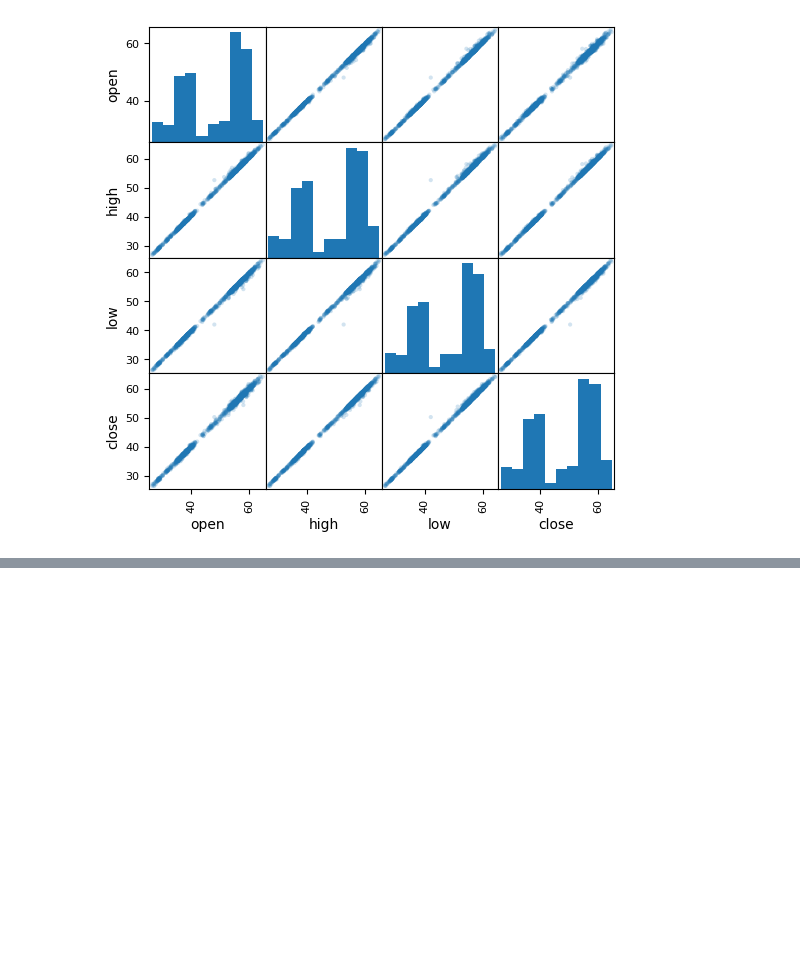
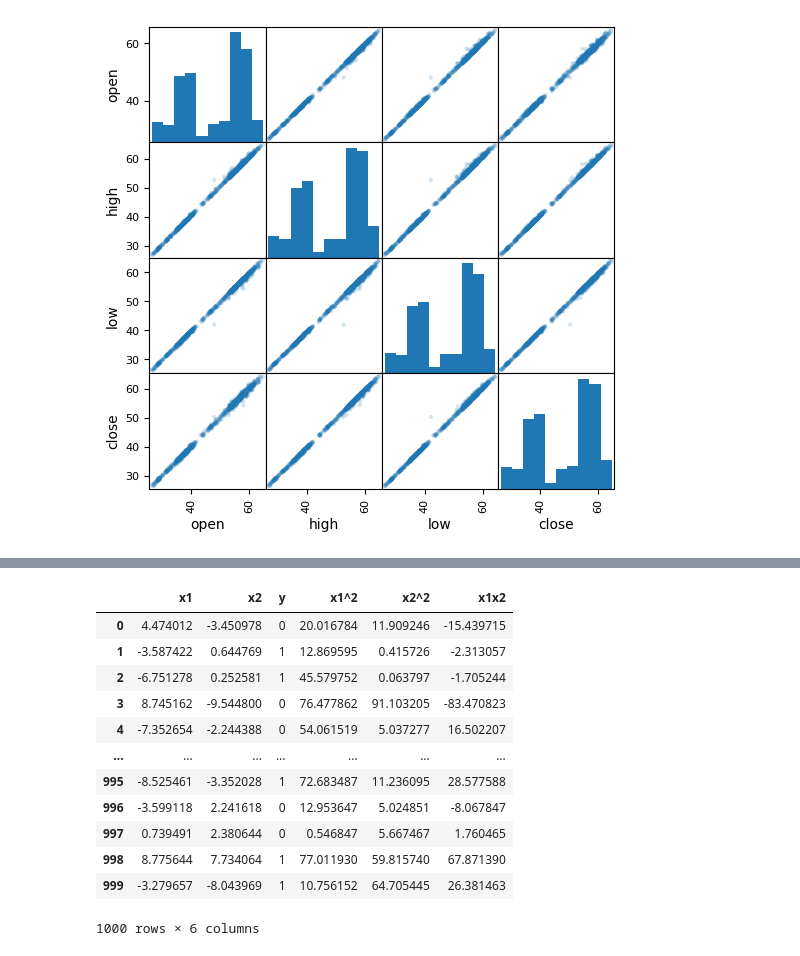
Before and after one commit to elifberkman/deep-learning-prereaquisites, a Jupyter notebook: numpy-stack-v2/Pandas.ipynb, the cells around one changed output, grey strips where cells are left out. Drawn from its saved outputs; the diff is of its cells as text; code cells hidden in the pictures; blank space fills up the shorter version.

```diff
--- a/numpy-stack-v2/Pandas.ipynb
+++ b/numpy-stack-v2/Pandas.ipynb
@@ -334,0 +337,7 @@ scatter_matrix(df[['open', 'high', 'low', 'close']],
+# %%
+x1 = np.random.uniform(-10, 10, size=1000)
+x2 = np.random.uniform(-10, 10, size=1000)
+y = np.random.randint(2, size=1000)
+# %%
+df_ex = pd.DataFrame({'x1': x1, 'x2': x2, 'y': y})
+df_ex.head()
@@ -334,0 +351,19 @@ scatter_matrix(df[['open', 'high', 'low', 'close']],
+# %%
+df_ex['x1^2'] = df_ex['x1'].apply(lambda x: x**2)
+df_ex['x2^2'] = df_ex['x2'].apply(lambda x: x**2)
+df_ex['x1x2'] = df_ex.apply(lambda row: row['x1']*row['x2'], axis=1)
+df_ex
+# %% [output]
+|  | x1 | x2 | y | x1^2 | x2^2 | x1x2 |
+| 0 | 4.474012 | -3.450978 | 0 | 20.016784 | 11.909246 | -15.439715 |
+| 1 | -3.587422 | 0.644769 | 1 | 12.869595 | 0.415726 | -2.313057 |
+| 2 | -6.751278 | 0.252581 | 1 | 45.579752 | 0.063797 | -1.705244 |
+| 3 | 8.745162 | -9.544800 | 0 | 76.477862 | 91.103205 | -83.470823 |
+| 4 | -7.352654 | -2.244388 | 0 | 54.061519 | 5.037277 | 16.502207 |
+| ... | ... | ... | ... | ... | ... | ... |
+| 995 | -8.525461 | -3.352028 | 1 | 72.683487 | 11.236095 | 28.577588 |
+| 996 | -3.599118 | 2.241618 | 0 | 12.953647 | 5.024851 | -8.067847 |
+| 997 | 0.739491 | 2.380644 | 0 | 0.546847 | 5.667467 | 1.760465 |
+| 998 | 8.775644 | 7.734064 | 1 | 77.011930 | 59.815740 | 67.871390 |
+| 999 | -3.279657 | -8.043969 | 1 | 10.756152 | 64.705445 | 26.381463 |
+1000 rows × 6 columns
```
Also changed, not shown: parts of 4 cells of this notebook.
